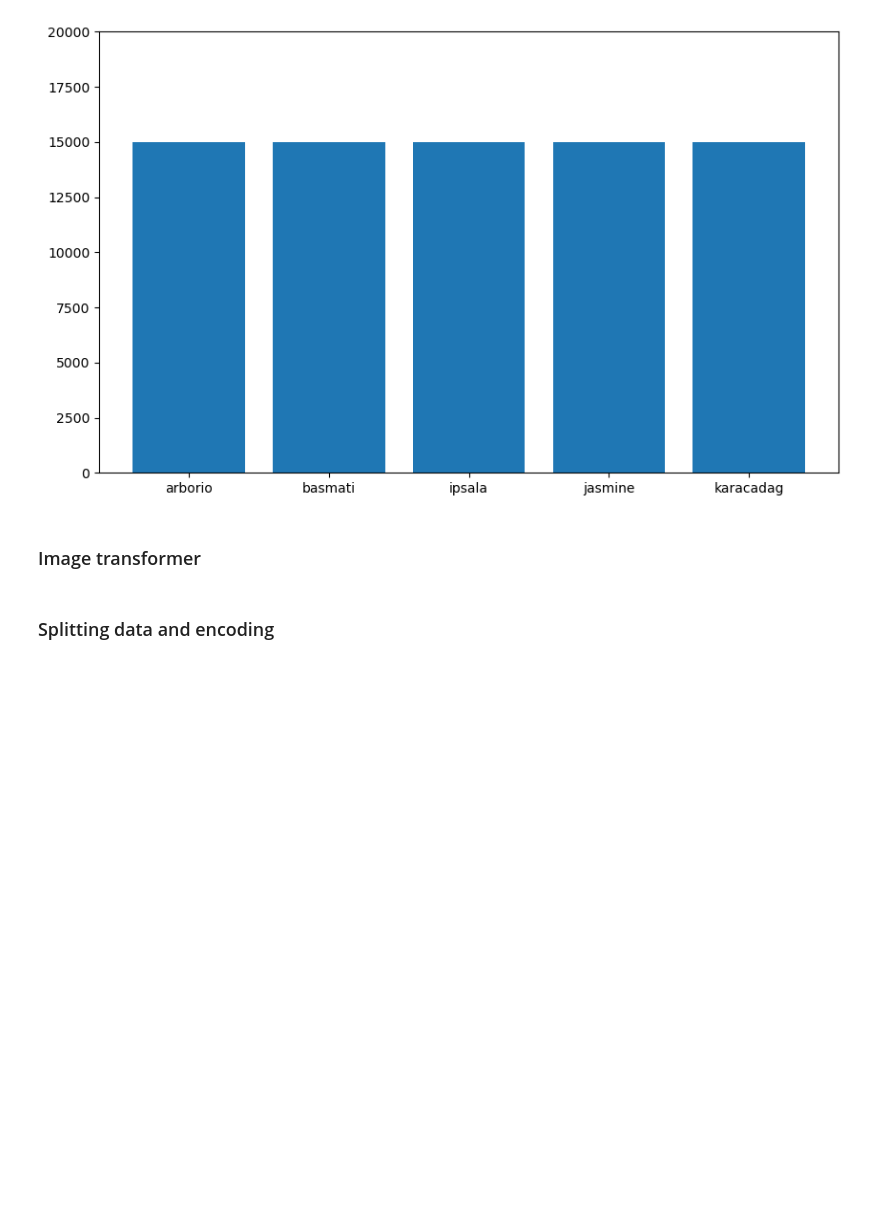
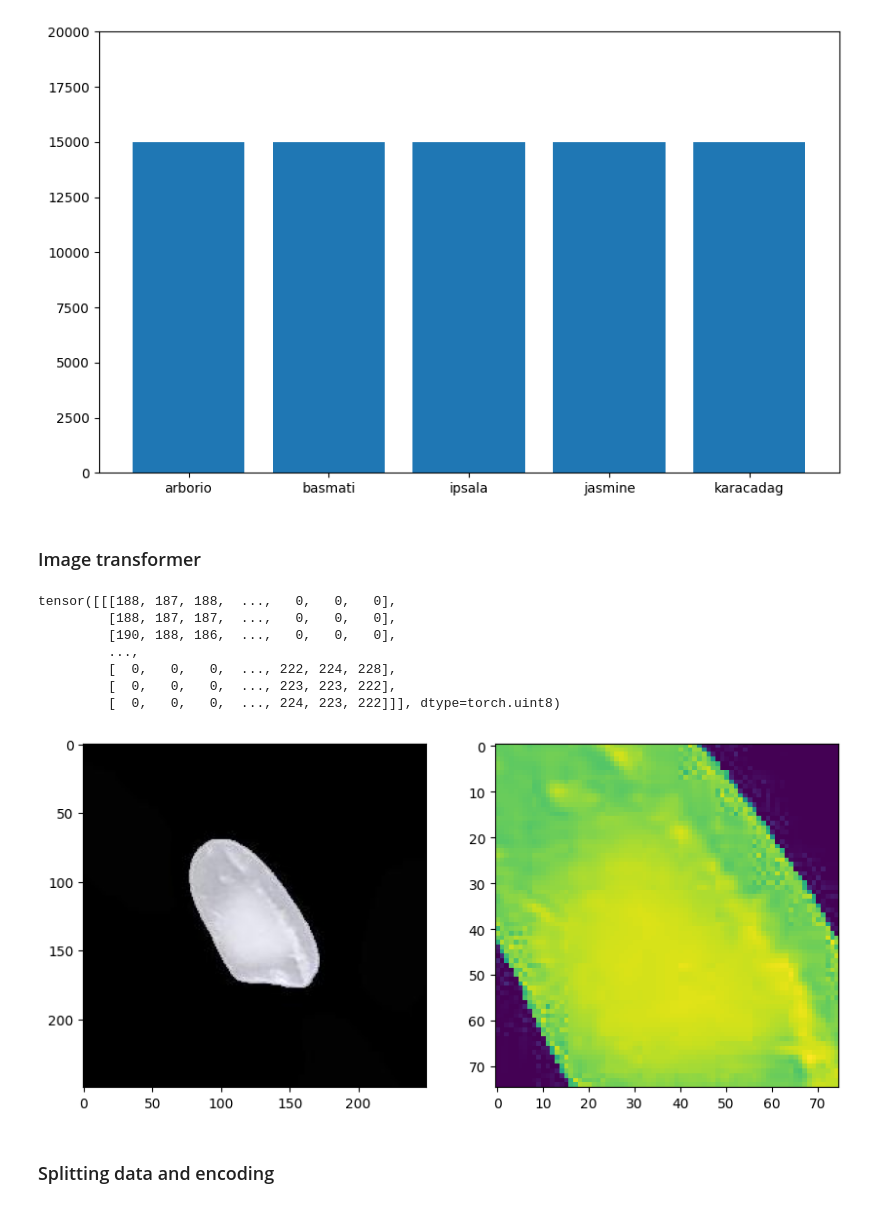
Before and after one commit to rzhen3/ML4FUN, a Jupyter notebook: rice_image/rice_image.ipynb, the cells around one changed output. Cells and saved outputs as stored; diff of their text form; code cells hidden in the pictures; blank space fills up the shorter version.

Commit message:
proof of concept for image transformer

```diff
--- a/rice_image/rice_image.ipynb
+++ b/rice_image/rice_image.ipynb
@@ -113,7 +110,46 @@ plt.ylim(0, 20000)
 # %% [markdown]
 ### Image transformer
 # %%
-test_img = plt.imread(rice_images_df.iloc[i]['paths'])
+# proof of concept
+plt.figure(figsize = (10, 5))
+# test_img = plt.imread(rice_images_df.iloc[10]['paths'])
+test_img = decode_image(rice_images_df.iloc[10]['paths'])
+plt.subplot(1, 2, 1)
+
+t = test_img.permute(1, 2, 0)
+plt.imshow(t)
+
+
+# image_transforms = v2.Compose([
+#     v2.CenterCrop((10, 10)),
+#     # v2.
+#     # v2.Resize(size = (200, 200)),
+#     v2.Grayscale(num_output_channels=1)
+# ])
+
+# image_transforms = v2.RandomCrop(size = (100, 100))
+
+# image_transforms = v2.Grayscale(num_output_channels=1)
+# image_transforms = v2.CenterCrop(size = (75, 75))
+image_transforms = v2.Compose([
+    v2.CenterCrop(size = (75, 75)),
+    v2.Grayscale(num_output_channels=1)
+])
+
+test_img2 = image_transforms(test_img)
+plt.subplot(1, 2, 2)
+t2 = test_img2.permute(1, 2, 0)
+plt.imshow(t2)
+display(test_img2)
+# %% [output]
+tensor([[[188, 187, 188,  ...,   0,   0,   0],
+         [188, 187, 187,  ...,   0,   0,   0],
+         [190, 188, 186,  ...,   0,   0,   0],
+         ...,
+         [  0,   0,   0,  ..., 222, 224, 228],
+         [  0,   0,   0,  ..., 223, 223, 222],
+         [  0,   0,   0,  ..., 224, 223, 222]]], dtype=torch.uint8)
+[figure, added]
 # %% [markdown]
 ### Splitting data and encoding
 # %%
```
Also changed, not shown: parts of 6 cells of this notebook.
